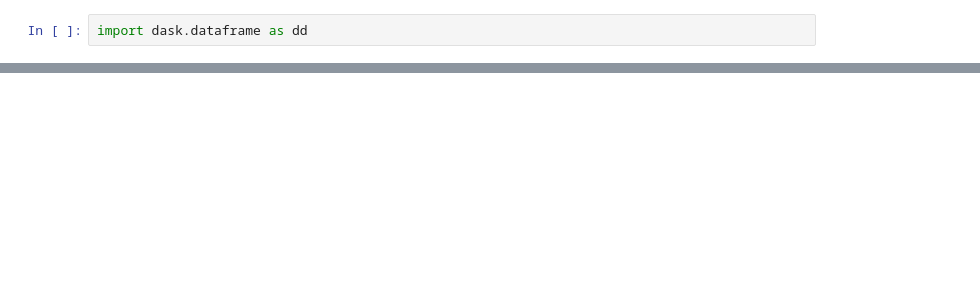
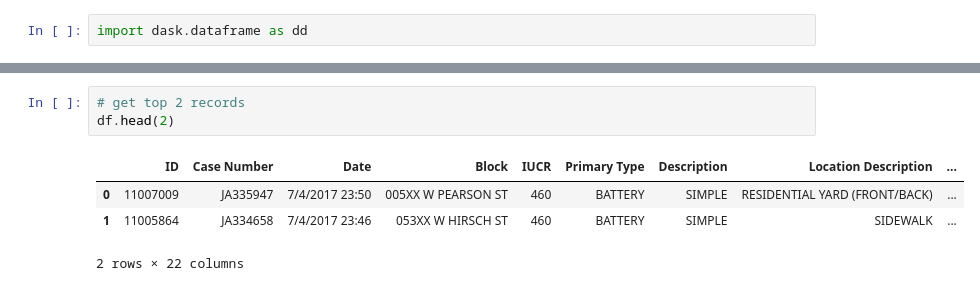
Before and after one commit to RandomFractals/ChicagoCrimes, a Jupyter notebook: notebooks/csv_data_preview.ipynb, the cells around one changed output, grey strips where cells are left out. Drawn from its saved outputs; the diff is of its cells as text; blank space fills up the shorter version.

```diff
--- a/notebooks/csv_data_preview.ipynb
+++ b/notebooks/csv_data_preview.ipynb
@@ -25,0 +7,8 @@ df.tail(5)
+# %%
+# get top 2 records
+df.head(2)
+# %% [output]
+|  | ID | Case Number | Date | Block | IUCR | Primary Type | Description | Location Description | ... |
+| 0 | 11007009 | JA335947 | 7/4/2017 23:50 | 005XX W PEARSON ST | 460 | BATTERY | SIMPLE | RESIDENTIAL YARD (FRONT/BACK) | ... |
+| 1 | 11005864 | JA334658 | 7/4/2017 23:46 | 053XX W HIRSCH ST | 460 | BATTERY | SIMPLE | SIDEWALK | ... |
+2 rows × 22 columns
```
Also changed, not shown: parts of 7 cells of this notebook.
